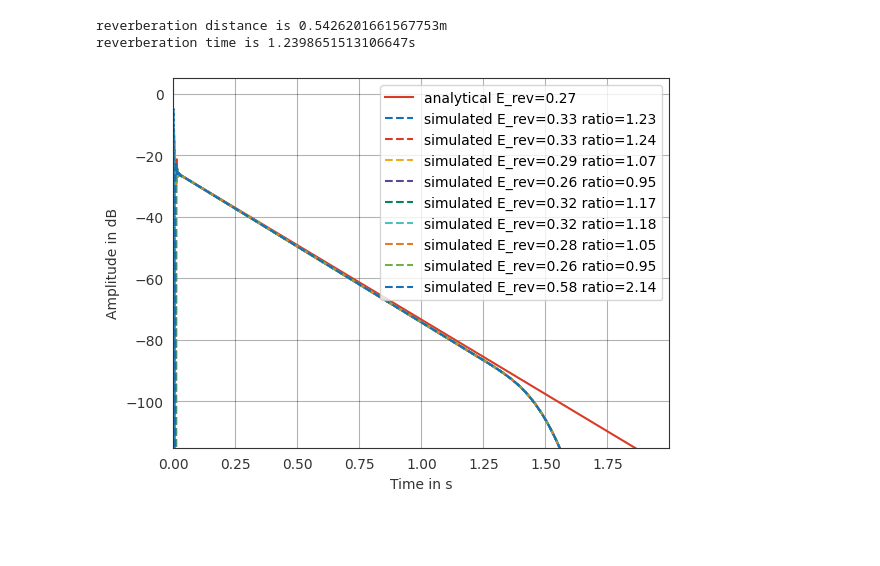
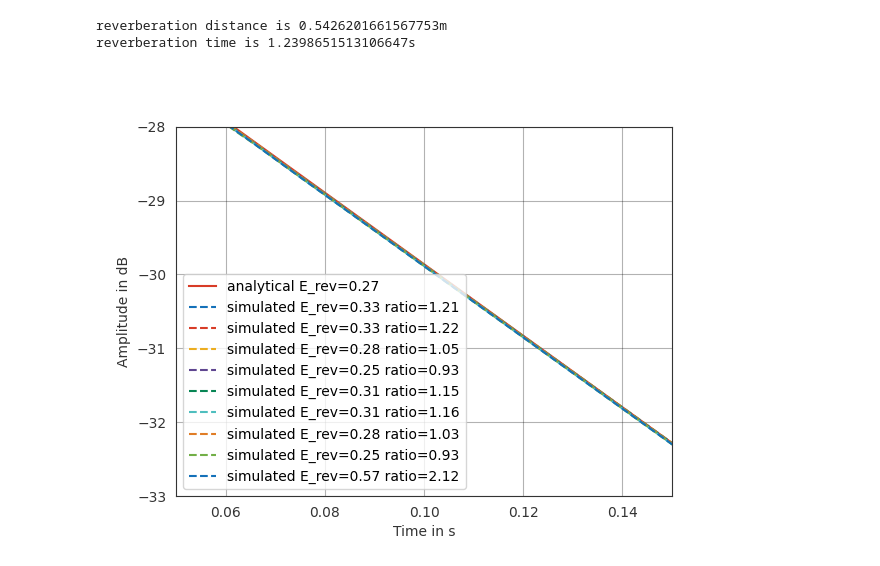
Before and after one commit to sparrow-acoustics/sparrowpy, a Jupyter notebook: examples/validate_vs_analytic.ipynb, the cells around one changed output. Cells and saved outputs as stored; diff of their text form; code cells hidden in the pictures; blank space fills up the shorter version.

```diff
--- a/examples/validate_vs_analytic.ipynb
+++ b/examples/validate_vs_analytic.ipynb
@@ -9,10 +9,10 @@ import matplotlib.pyplot as plt
 X = 5
 Y = 6
 Z = 4
-patch_size = 0.5
-ir_length_s = 2
+patch_size = 1
+ir_length_s = 1
 sampling_rate = 1000
-max_order_k = 150
+max_order_k = 30
 speed_of_sound = 343
 
 absorption = 0.1
@@ -77,23 +77,25 @@ E_ratio_analytical = E_reverb_analytical/E_direct_analytical
 # %%
 t = reverberation.times
 w_0 = E_reverb_analytical/ V # Kuttruff Eq 4.7
 t_0 = 0.03
 reverberation_analytic = w_0 * np.exp(+(speed_of_sound*S*np.log(1-alpha_dash)/(4*V))*(t-t_0)) # Kuttruff Eq 4.10
 reverberation_analytic = pf.Signal(reverberation_analytic, sampling_rate=sampling_rate)
 plt.figure()
 pf.plot.time(
     reverberation_analytic, dB=True, log_prefix=10,
     label=f'analytical E_rev={E_reverb_analytical:0.2f}', color='r')
 for i in range(len(receiver_pos)):
     e_rel = (E_reverb[i]/E_reverb_analytical)
     pf.plot.time(
         reverberation[i], dB=True, log_prefix=10,
         label=f'simulated E_rev={E_reverb[i]:0.2f} ratio={e_rel:0.2f}',
         linestyle='--')
 plt.legend()
+plt.xlim([0.05,0.15])
+plt.ylim([-33,-28])
 plt.show()
 # %% [output]
-[figure, old version]
+[figure, new version]
 # %%
 print(f'E_reverb_analytical: {E_reverb_analytical} == E_reverb: {E_reverb}')
 print(f'Ratio: {E_reverb/E_reverb_analytical}')
```
Also changed, not shown: parts of 2 cells of this notebook, 4 other files.
